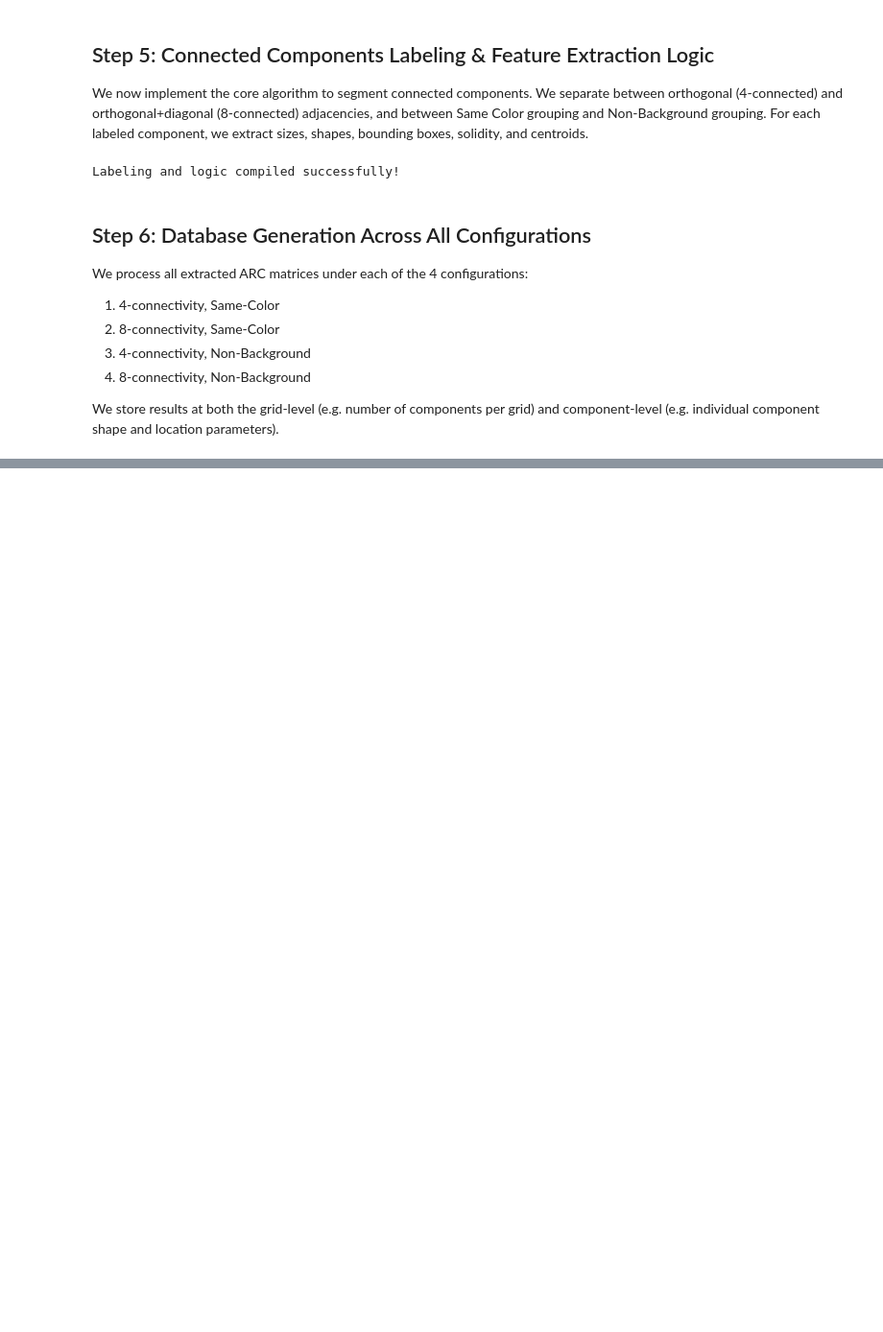
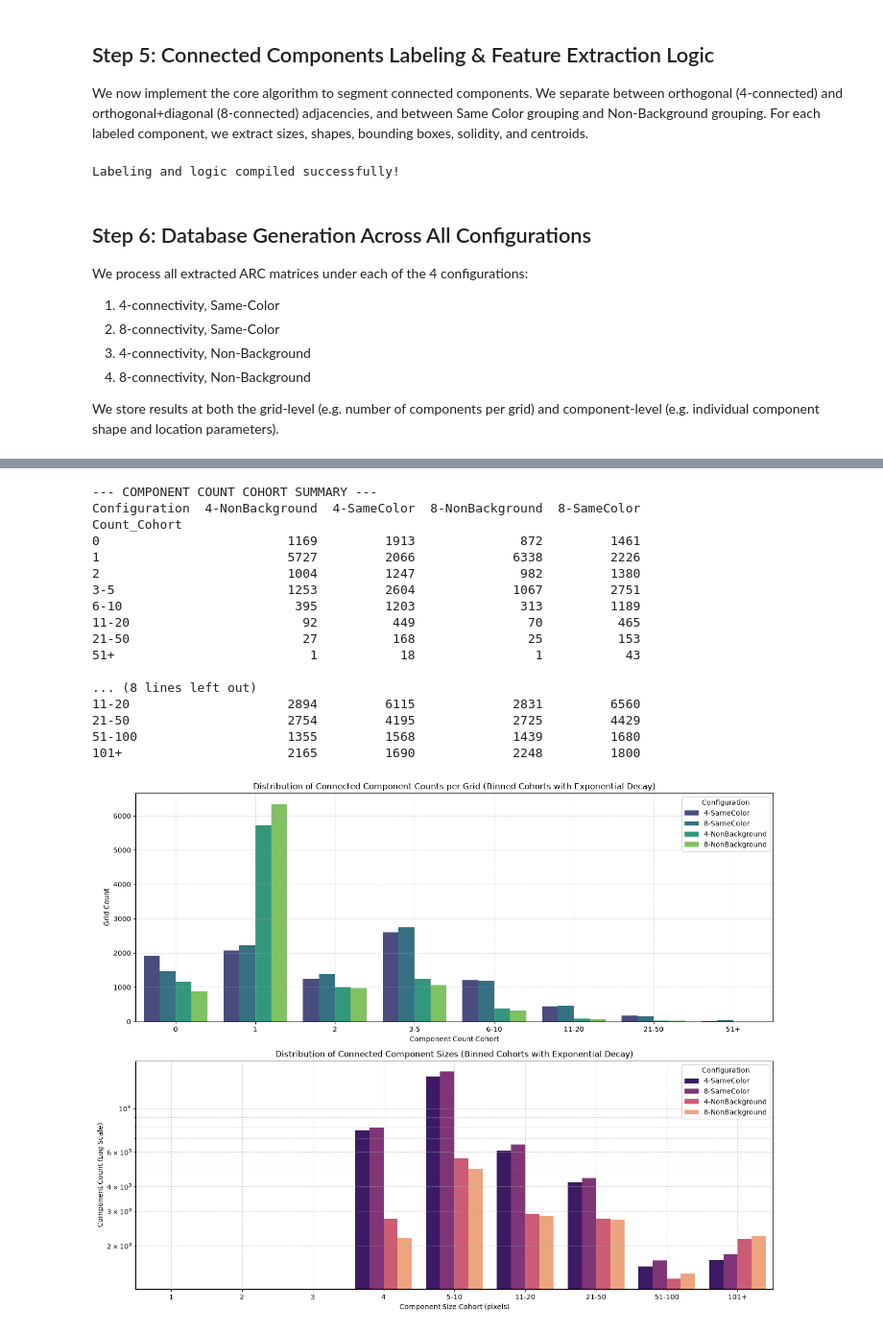
Before and after one commit to sanmquin/Motifs, a Jupyter notebook: 1.Connected_Components_Analysis.ipynb, the cells around one changed output, grey strips where cells are left out. Shown at 96% size. Cells and saved outputs as stored; diff of their text form; code cells hidden in the pictures; blank space fills up the shorter version.

```diff
--- a/1.Connected_Components_Analysis.ipynb
+++ b/1.Connected_Components_Analysis.ipynb
@@ -587,0 +486,79 @@ Successfully exported summary metrics to: /content/drive/MyDrive/numeric_inferen
+# %%
+# 1. Melt Grid Component Counts for Grouped plotting
+df_counts_melted = df_grids.melt(
+    id_vars=['grid_index', 'task_id', 'subset'],
+    value_vars=['count_4_same', 'count_8_same', 'count_4_nonbg', 'count_8_nonbg'],
+    var_name='Configuration',
+    value_name='Component_Count'
+)
+df_counts_melted['Configuration'] = df_counts_melted['Configuration'].map({
+    'count_4_same': '4-SameColor',
+    'count_8_same': '8-SameColor',
+    'count_4_nonbg': '4-NonBackground',
+    'count_8_nonbg': '8-NonBackground'
+})
+
+# Bin the component counts
+count_bins = [-1, 0, 1, 2, 5, 10, 20, 50, np.inf]
+count_labels = ['0', '1', '2', '3-5', '6-10', '11-20', '21-50', '51+']
+df_counts_melted['Count_Cohort'] = pd.cut(df_counts_melted['Component_Count'], bins=count_bins, labels=count_labels)
+
+# 2. Setup combined configuration labels for df_comps
+df_comps['Configuration'] = df_comps['conn'].astype(str) + '-' + df_comps['group'].map({
+    'same_color': 'SameColor',
+    'non_background': 'NonBackground'
+})
+
+# Bin component sizes
+size_bins = [0, 1, 2, 3, 4, 10, 20, 50, 100, np.inf]
+size_labels = ['1', '2', '3', '4', '5-10', '11-20', '21-50', '51-100', '101+']
+df_comps['Size_Cohort'] = pd.cut(df_comps['size'], bins=size_bins, labels=size_labels)
+
+print("--- COMPONENT COUNT COHORT SUMMARY ---")
+count_cohort_summary = df_counts_melted.groupby(['Count_Cohort', 'Configuration'], observed=False).size().unstack(fill_value=0)
+print(count_cohort_summary)
+
+print("\n--- COMPONENT SIZE COHORT SUMMARY ---")
+size_cohort_summary = df_comps.groupby(['Size_Cohort', 'Configuration'], observed=False).size().unstack(fill_value=0)
+print(size_cohort_summary)
+
+# Visualizations: Grouped Bar Charts demonstrating Exponential Decay
+fig, axes = plt.subplots(2, 1, figsize=(14, 11))
+
+# Plot counts binned distribution
+sns.countplot(data=df_counts_melted, x='Count_Cohort', hue='Configuration', palette='viridis', ax=axes[0])
+axes[0].set_title('Distribution of Connected Component Counts per Grid (Binned Cohorts with Exponential Decay)')
+axes[0].set_xlabel('Component Count Cohort')
+axes[0].set_ylabel('Grid Count')
+axes[0].grid(True, ls='--', alpha=0.5)
+
+# Plot sizes binned distribution
+sns.countplot(data=df_comps, x='Size_Cohort', hue='Configuration', palette='magma', ax=axes[1])
+axes[1].set_title('Distribution of Connected Component Sizes (Binned Cohorts with Exponential Decay)')
+axes[1].set_xlabel('Component Size Cohort (pixels)')
+axes[1].set_ylabel('Component Count (Log Scale)')
+axes[1].set_yscale('log') # Log scale helps view the exponential decay tail
+axes[1].grid(True, which='both', ls='--', alpha=0.5)
+
+plt.tight_layout()
+plt.savefig(os.path.join(OUTPUT_DIR, 'descriptive_component_count_and_size_binned.png'), dpi=150)
+plt.show()
+# %% [output]
+--- COMPONENT COUNT COHORT SUMMARY ---
+Configuration  4-NonBackground  4-SameColor  8-NonBackground  8-SameColor
+Count_Cohort
+0                         1169         1913              872         1461
+1                         5727         2066             6338         2226
+2                         1004         1247              982         1380
+3-5                       1253         2604             1067         2751
+6-10                       395         1203              313         1189
+11-20                       92          449               70          465
+21-50                       27          168               25          153
+51+                          1           18                1           43
+
+... (8 lines left out)
+11-20                     2894         6115             2831         6560
+21-50                     2754         4195             2725         4429
+51-100                    1355         1568             1439         1680
+101+                      2165         1690             2248         1800
+[figure, added]
```
Also changed, not shown: parts of 40 cells of this notebook, 2 other files.
